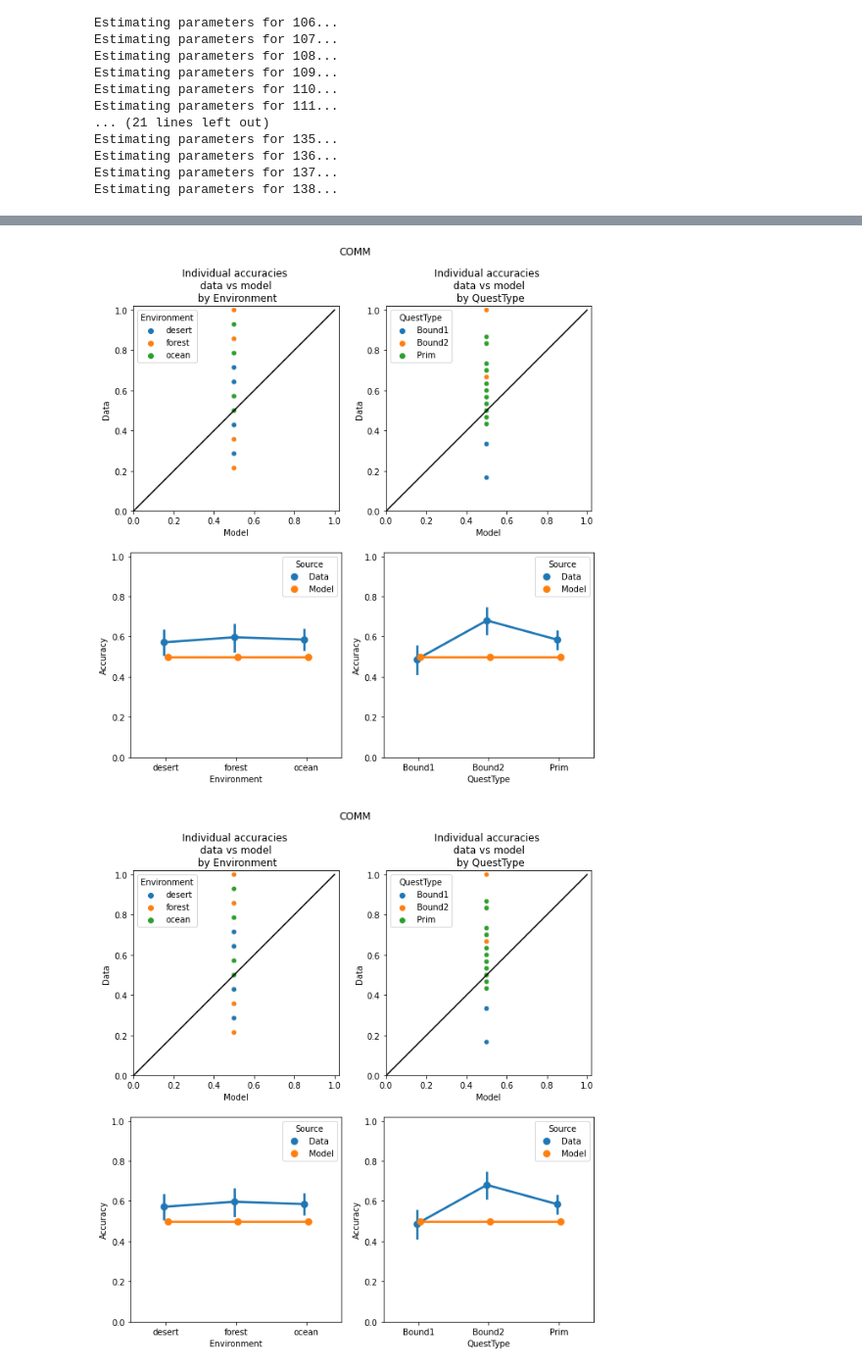
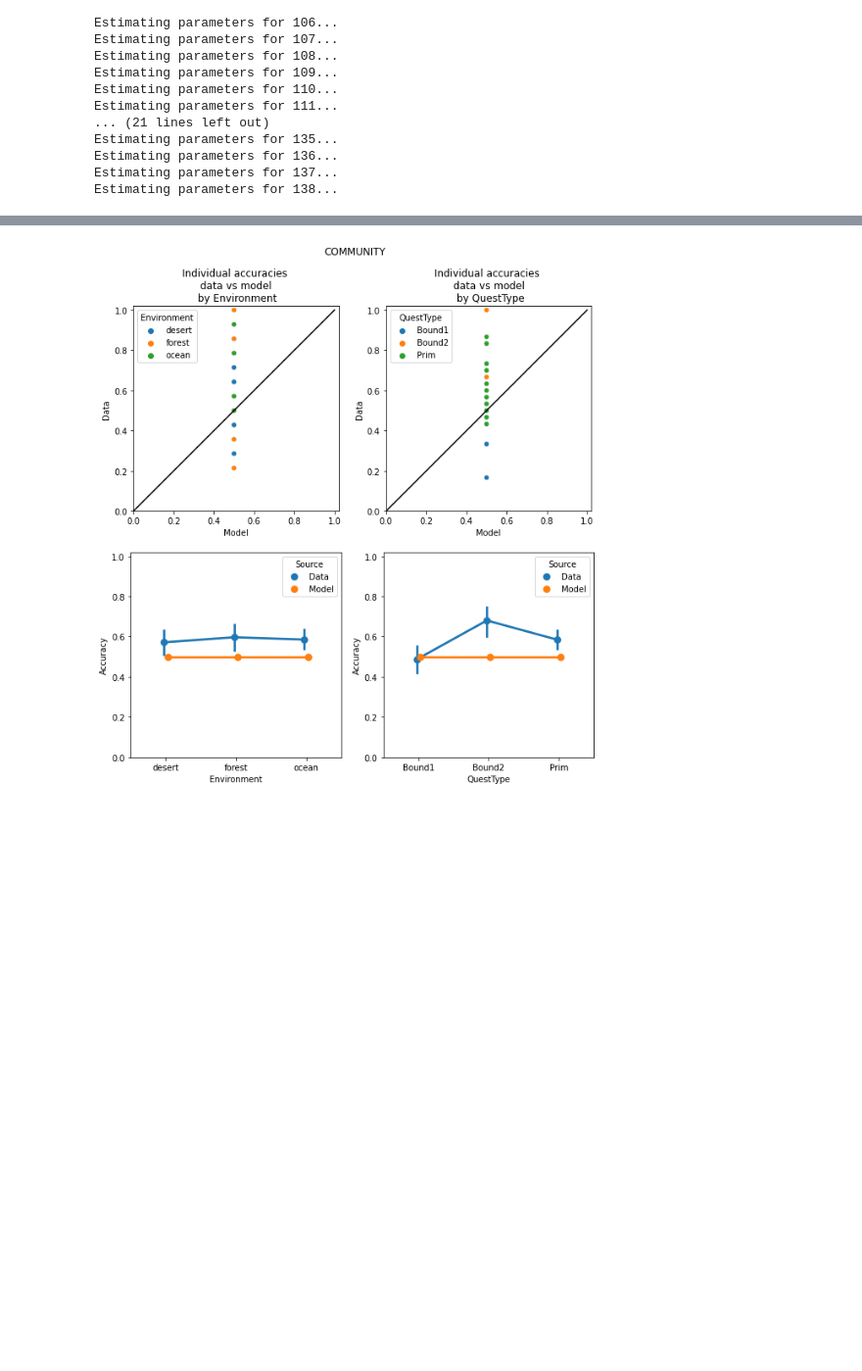
Before and after one commit to prestonlab/tesser_successor, a Jupyter notebook: fitting_Community.ipynb, the cells around one changed output, grey strips where cells are left out. Shown at 98% size. Saved outputs shown, nothing was run; the diff lists cells and outputs as text; code cells hidden in the pictures; blank space fills up the shorter version.

Commit message:
plotting standarized

```diff
--- a/fitting_Community.ipynb
+++ b/fitting_Community.ipynb
@@ -29,9 +29,10 @@ comm = 1 - distance.squareform(distance.pdist(net['comm'][:, None], 'hamming'))
 ## Fit each individual subject
 # %%
 # Using a hybrid model function when weight 'w' is set to 0 the model is fixed only to the community matrix.
-fixed = {'w': 0}
-var_names = ['gamma', 'alpha', 'tau']
-var_bounds = {'gamma': [0, 1], 'alpha': [0, 1], 'tau': [0, 10]}
+fixed = {'gamma':0.0, 'alpha': 0.0,'w': 0}
+var_names = ['tau']
+var_bounds = {'tau': [0, 10]}
+
 results = cython_fit.fit_induct_indiv(struct_all, induct_all, fixed, var_names, var_bounds, split =False,
                                n_states=n_states, verbose=False, model_type='comm', model=comm, split_list =[])
 # %% [output]
@@ -136,7 +67,7 @@ g.set(ylim=(0, 1.02));
 # %%
 results.to_csv("./Data/individual_results/community_only.csv")
 # %%
-cython_fit.plot_by_question(struct_all, induct_all, results, n_states, False, model_type='comm', model=comm)
+fitted = cython_fit.fitted_results(struct_all, induct_all, results, n_states, False, 'comm', comm)
+fig = cython_fit.plot_by_question(fitted, fig_name='Community')
 # %% [output]
-[figure, old version]
+[figure, new version]
-[figure, removed]
```
Also changed, not shown: parts of 13 cells of this notebook, 7 other files.
